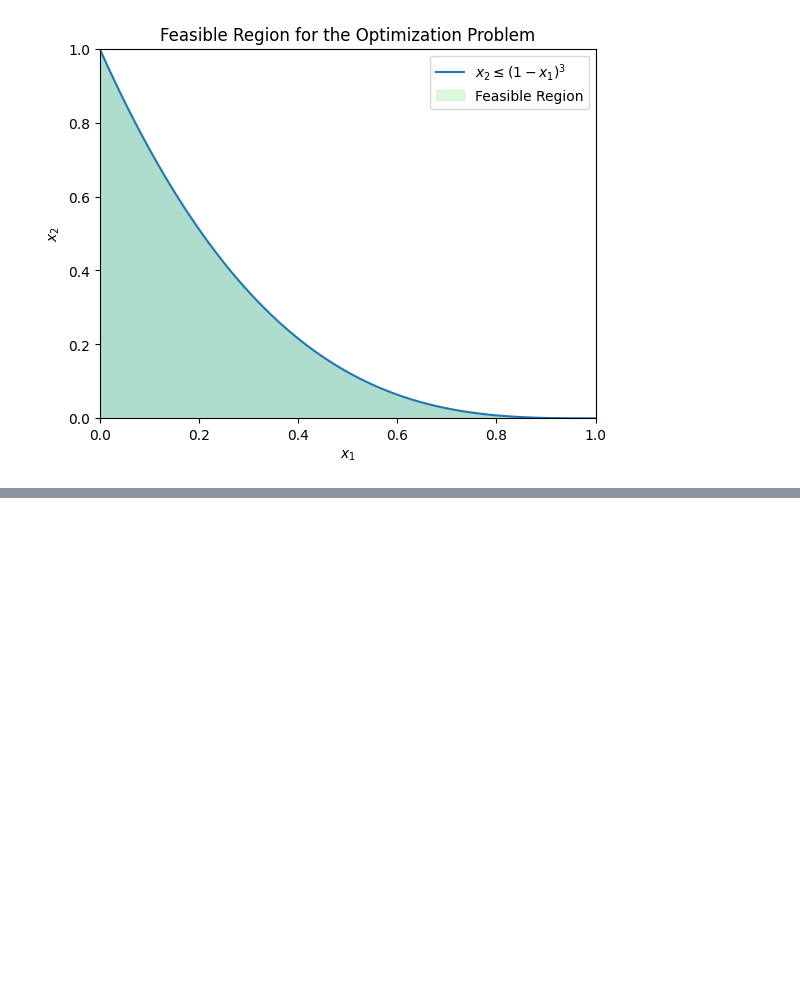
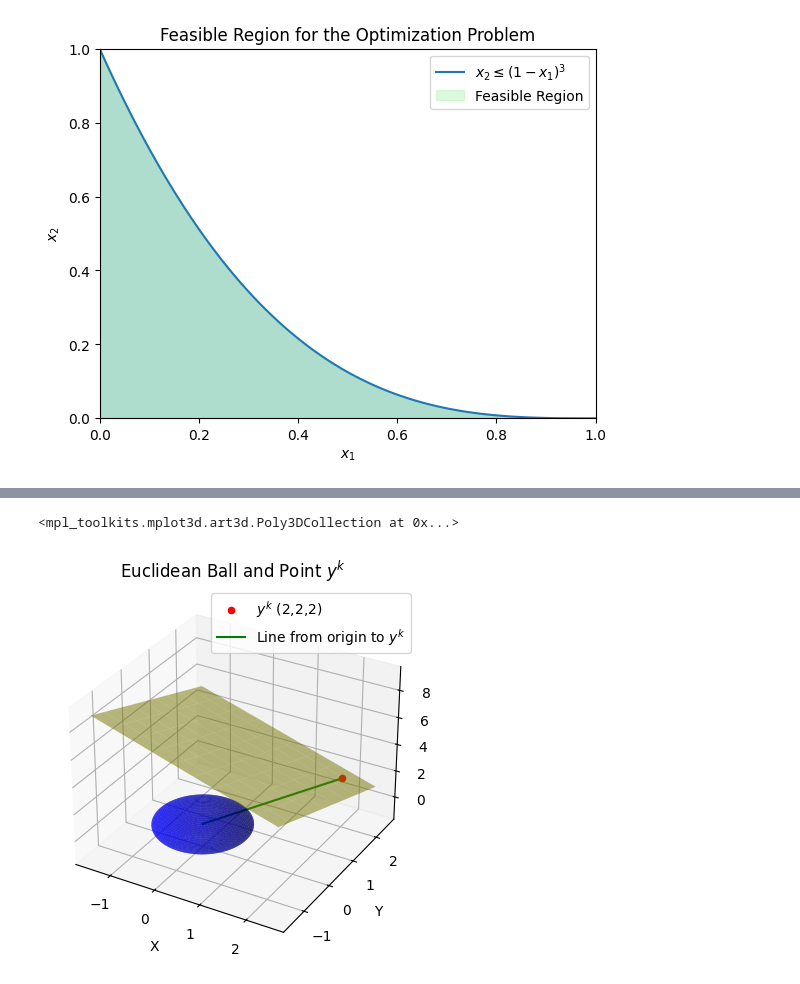
Before and after one commit to Hansespinosa2/Fall2024OR3, a Jupyter notebook: working_notebook.ipynb, the cells around one changed output, grey strips where cells are left out. Saved outputs shown, nothing was run; the diff lists cells and outputs as text; code cells hidden in the pictures; blank space fills up the shorter version.

```diff
--- a/working_notebook.ipynb
+++ b/working_notebook.ipynb
@@ -314,0 +362,61 @@ plt.show()
+# %%
+import numpy as np
+from mpl_toolkits.mplot3d import Axes3D
+
+import matplotlib.pyplot as plt
+
+# Create a 3D plot
+fig = plt.figure()
+ax = fig.add_subplot(111, projection='3d')
+
+# Define the radius of the Euclidean ball
+radius = 1
+
+# Generate data points for the Euclidean ball
+u = np.linspace(0, 2 * np.pi, 100)
+v = np.linspace(0, np.pi, 100)
+x = radius * np.outer(np.cos(u), np.sin(v))
+y = radius * np.outer(np.sin(u), np.sin(v))
+z = radius * np.outer(np.ones(np.size(u)), np.cos(v))
+
+# Plot the Euclidean ball
+ax.plot_surface(x, y, z, color='b', alpha=0.6)
+
+# Define the point y^k
+yk = np.array([2, 2, 2])
+
+# Plot the point y^k
+ax.scatter(yk[0], yk[1], yk[2], color='r', label=r'$y^k$ (2,2,2)')
+
+# Plot the line from the origin to the point y^k
+ax.plot([0, yk[0]], [0, yk[1]], [0, yk[2]], color='g', label='Line from origin to $y^k$')
+
+# Set plot labels and title
+ax.set_xlabel('X')
+ax.set_ylabel('Y')
+ax.set_zlabel('Z')
+ax.set_title('Euclidean Ball and Point $y^k$')
+
+# Add legend
+ax.legend()
+
+plt.savefig('notes/images/euclidean_ball.png')
+
+# Show the plot
+# Define the normal vector of the tangent plane (same as the vector y^k)
+normal_vector = yk
+
+# Define the point of tangency (same as the point y^k)
+point_of_tangency = yk
+
+# Generate a grid of points for the plane
+xx, yy = np.meshgrid(np.linspace(-1.5, 2.5, 10), np.linspace(-1.5, 2.5, 10))
+
+# Calculate the corresponding z values for the plane
+zz = (-normal_vector[0] * (xx - point_of_tangency[0]) - normal_vector[1] * (yy - point_of_tangency[1]) + normal_vector[2] * point_of_tangency[2]) / normal_vector[2]
+
+# Plot the tangent plane
+ax.plot_surface(xx, yy, zz, color='yellow', alpha=0.5, label='Tangent Plane')
+# %% [output]
+<mpl_toolkits.mplot3d.art3d.Poly3DCollection at 0x...>
+[figure, added]
```
Also changed, not shown: parts of 1 cell of this notebook, 11 other files.
